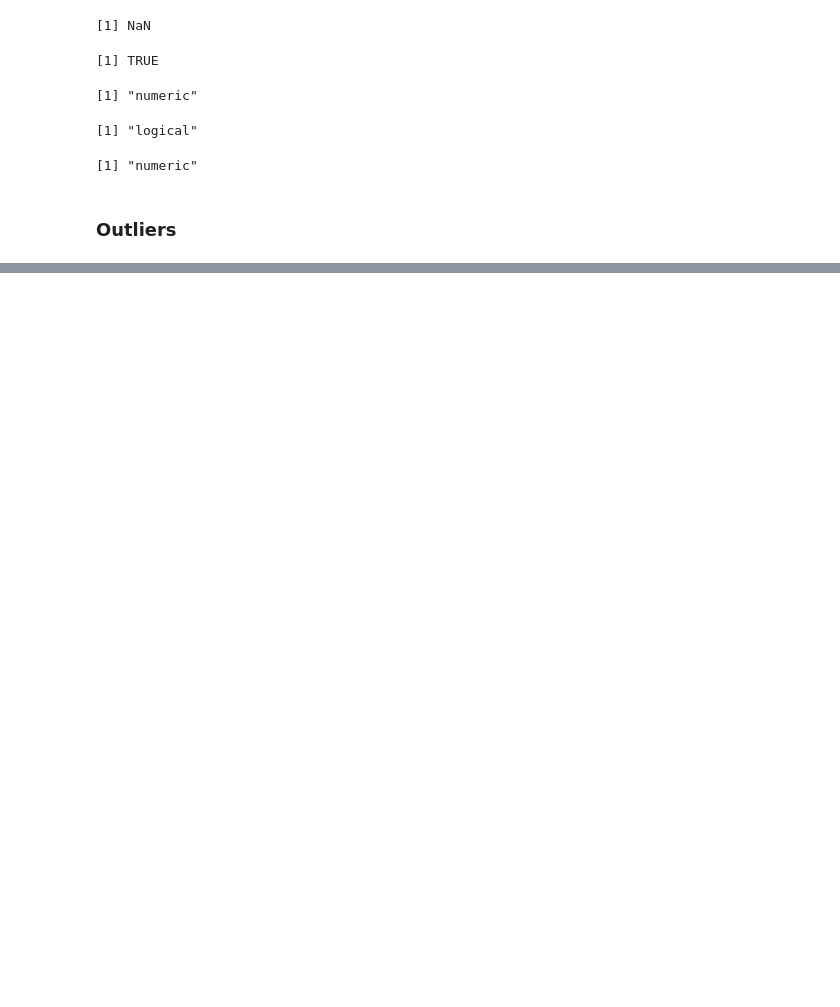
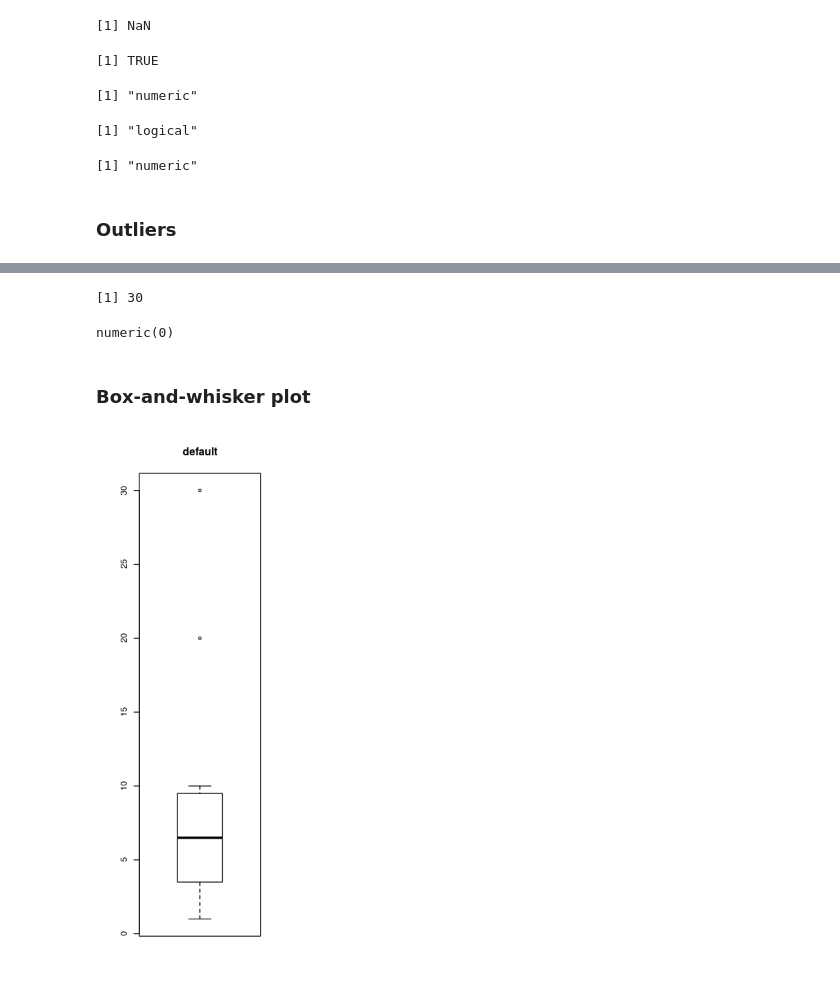
Before and after one commit to keshavchandra/Data-Visualization-in-R, a Jupyter notebook: Data Cleaning.ipynb, the cells around one changed output, grey strips where cells are left out. Cells and saved outputs as stored; diff of their text form; code cells hidden in the pictures; blank space fills up the shorter version.

```diff
--- a/Data Cleaning.ipynb
+++ b/Data Cleaning.ipynb
@@ -260,0 +263,2 @@ class(Inf)
+# %%
+x <- c(1:10, 20, 30)
@@ -260,0 +298,16 @@ class(Inf)
+# %%
+boxplot.stats(x, coef = 3)$out
+# %% [output]
+[1] 30
+# %%
+boxplot.stats(x, coef = 3.5)$out
+# %% [output]
+numeric(0)
+# %% [markdown]
+### Box-and-whisker plot
+# %%
+op <- par(no.readonly = TRUE)
+par(mfrow=c(1,3))
+boxplot(x, main="default")
+# %% [output]
+[figure, added]
```
Also changed, not shown: parts of 10 cells of this notebook.
